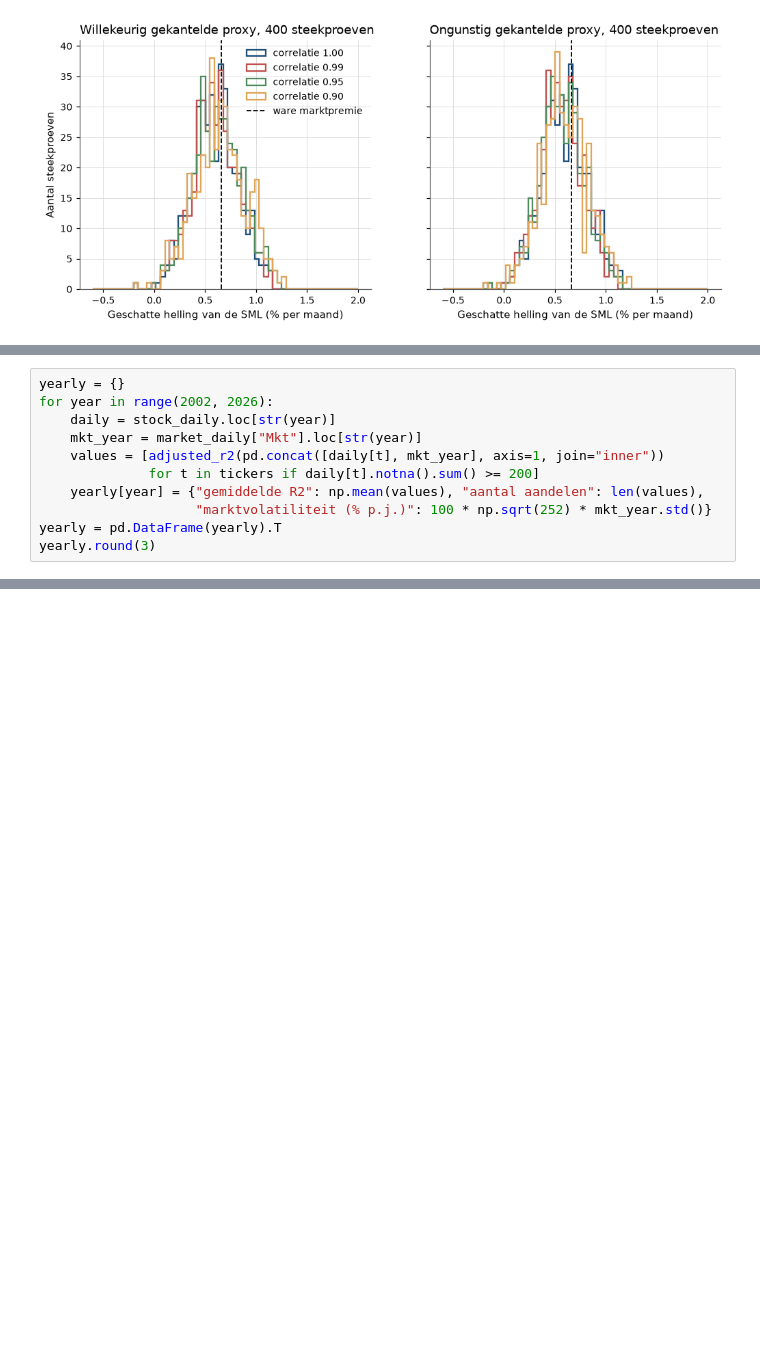
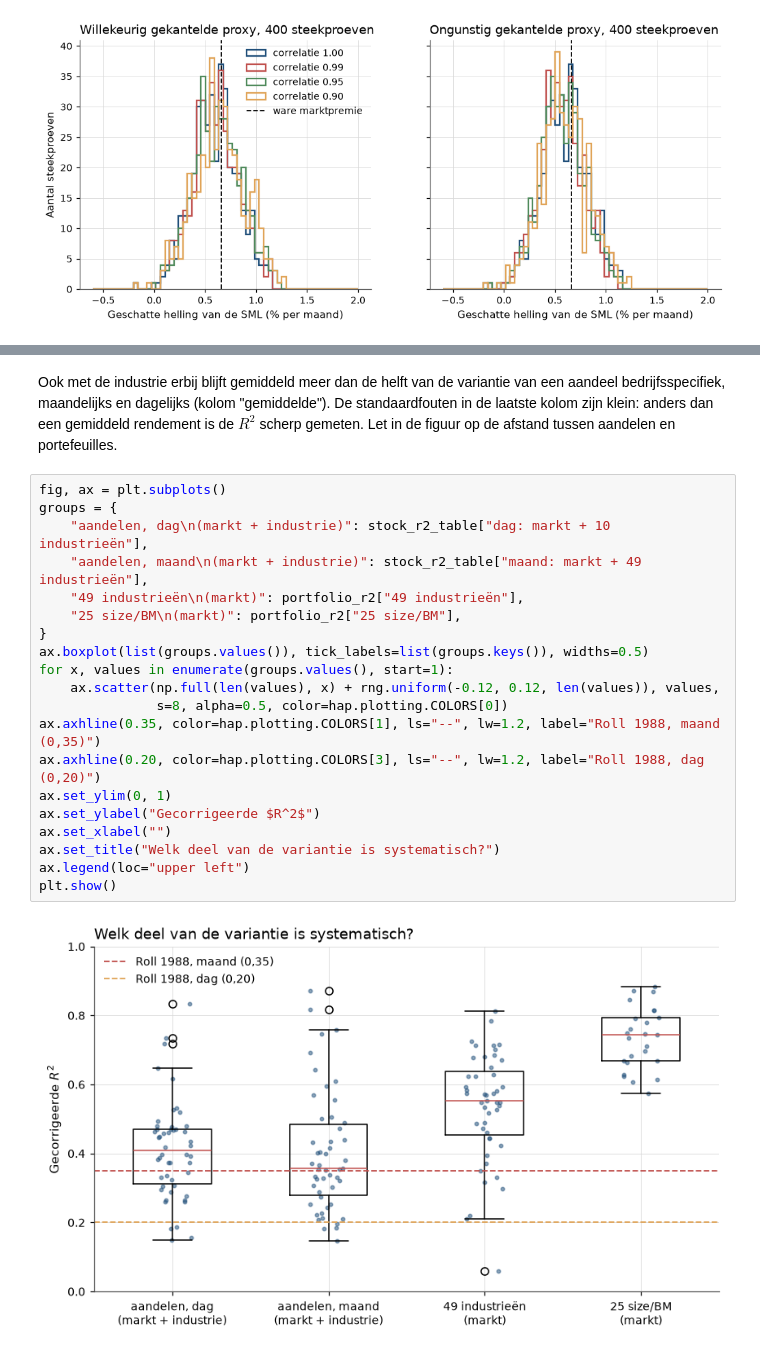
Before and after one commit to MaartenN14/history-asset-pricing, a Jupyter notebook: lectures/03_14_roll.ipynb, the cells around one changed output, grey strips where cells are left out. Drawn from its saved outputs; the diff is of its cells as text; blank space fills up the shorter version.

```diff
--- a/lectures/03_14_roll.ipynb
+++ b/lectures/03_14_roll.ipynb
@@ -1280,11 +777,0 @@ de dagelijkse marktindex.
-# %%
-yearly = {}
-for year in range(2002, 2026):
-    daily = stock_daily.loc[str(year)]
-    mkt_year = market_daily["Mkt"].loc[str(year)]
-    values = [adjusted_r2(pd.concat([daily[t], mkt_year], axis=1, join="inner"))
-              for t in tickers if daily[t].notna().sum() >= 200]
-    yearly[year] = {"gemiddelde R2": np.mean(values), "aantal aandelen": len(values),
-                    "marktvolatiliteit (% p.j.)": 100 * np.sqrt(252) * mkt_year.std()}
-yearly = pd.DataFrame(yearly).T
-yearly.round(3)
@@ -1391,0 +1033,27 @@ theorie is het niet.
+# %% [markdown]
+Ook met de industrie erbij blijft gemiddeld meer dan de helft van de variantie van een
+aandeel bedrijfsspecifiek, maandelijks en dagelijks (kolom "gemiddelde"). De
+standaardfouten in de laatste kolom zijn klein: anders dan een gemiddeld rendement is
+de $R^2$ scherp gemeten. Let in de figuur op de afstand tussen aandelen en portefeuilles.
+# %%
+fig, ax = plt.subplots()
+groups = {
+    "aandelen, dag\n(markt + industrie)": stock_r2_table["dag: markt + 10 industrieën"],
+    "aandelen, maand\n(markt + industrie)": stock_r2_table["maand: markt + 49 industrieën"],
+    "49 industrieën\n(markt)": portfolio_r2["49 industrieën"],
+    "25 size/BM\n(markt)": portfolio_r2["25 size/BM"],
+}
+ax.boxplot(list(groups.values()), tick_labels=list(groups.keys()), widths=0.5)
+for x, values in enumerate(groups.values(), start=1):
+    ax.scatter(np.full(len(values), x) + rng.uniform(-0.12, 0.12, len(values)), values,
+               s=8, alpha=0.5, color=hap.plotting.COLORS[0])
+ax.axhline(0.35, color=hap.plotting.COLORS[1], ls="--", lw=1.2, label="Roll 1988, maand (0,35)")
+ax.axhline(0.20, color=hap.plotting.COLORS[3], ls="--", lw=1.2, label="Roll 1988, dag (0,20)")
+ax.set_ylim(0, 1)
+ax.set_ylabel("Gecorrigeerde $R^2$")
+ax.set_xlabel("")
+ax.set_title("Welk deel van de variantie is systematisch?")
+ax.legend(loc="upper left")
+plt.show()
+# %% [output]
+[figure, added]
```
Also changed, not shown: parts of 64 cells of this notebook, 4 other files.
